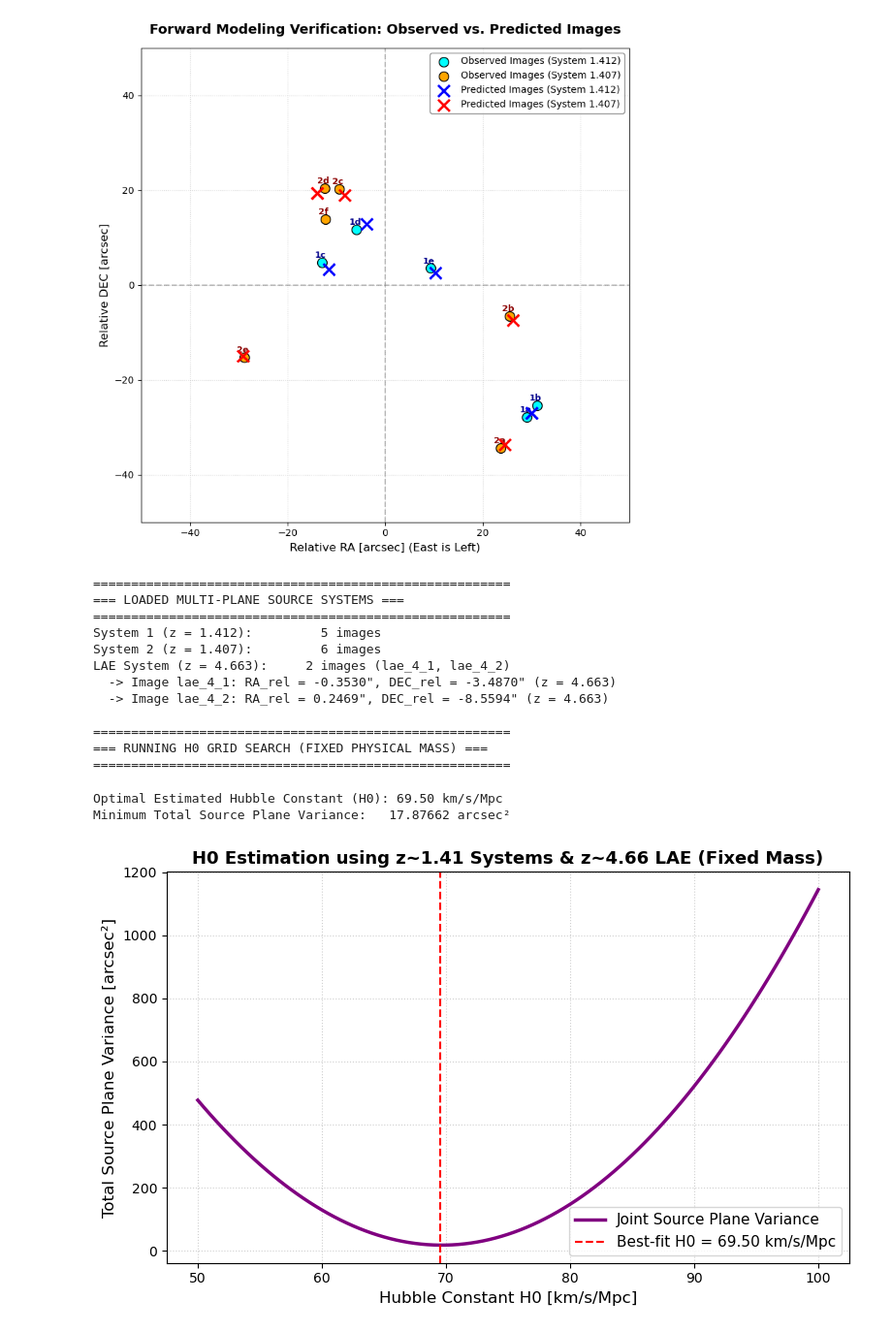
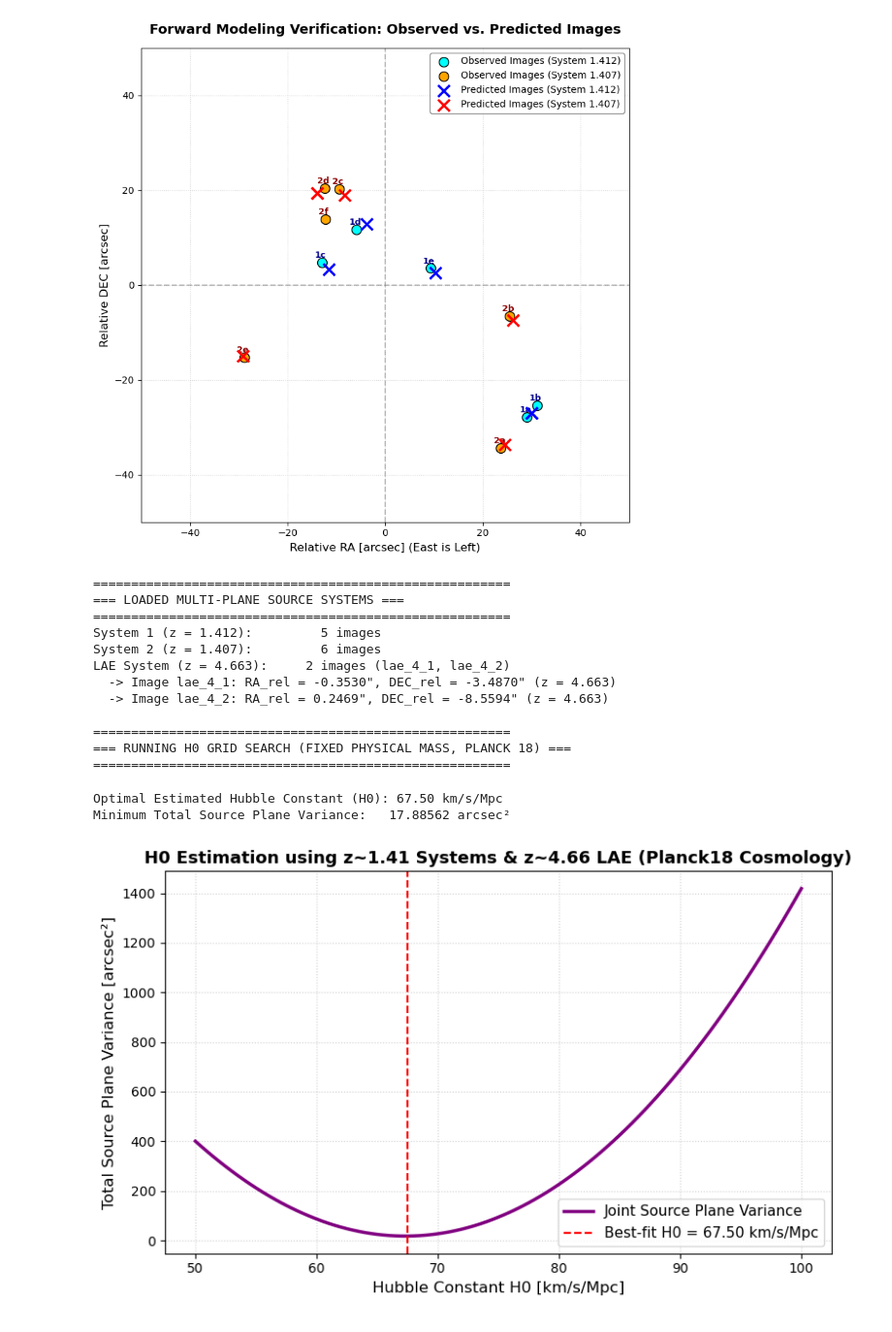
Before and after one commit to julz-tea-scl/Final-Year-Project, a Jupyter notebook: Lenstronomy Code Pipeline.ipynb, the cells around one changed output. Shown at 97% size. Cells and saved outputs as stored; diff of their text form; code cells hidden in the pictures.

Commit message:
fixed cosmology

```diff
--- a/Lenstronomy Code Pipeline.ipynb
+++ b/Lenstronomy Code Pipeline.ipynb
@@ -452,6 +452,7 @@ Average System 2 Position Offset: 1.96630 arcsec
 # %%
 # ===========================================================================
 # HUBBLE CONSTANT (H0) ESTIMATION WITH FIXED PHYSICAL MASS & z~4.6 LAE SYSTEM
+# Updated Cosmology: Planck18 (H0_fid = 67.66 km/s/Mpc, Om0 = 0.30966, Ob0 = 0.04897)
 # ===========================================================================
 import os
 import numpy as np
@@ -480,11 +481,11 @@ for i, row in lae_df.iterrows():
 # ---------------------------------------------------------------------------
 # 2. HELPER TO SCALE ANGULAR DEFLECTIONS (PRESERVING PHYSICAL MASS M_sun)
 # ---------------------------------------------------------------------------
-def get_scaled_kwargs_lens(opt_params, h0_candidate, h0_fiducial=70.0):
+def get_scaled_kwargs_lens(opt_params, h0_candidate, h0_fiducial=67.66):
     """
-    Scales the optimal angular parameters (alpha_Rs, k_eff) proportionally
-    with H0 so that the underlying physical mass (M_sun) derived from
-    lenstronomy_code.docx remains strictly fixed across cosmological models.
+    Scales optimal angular parameters (alpha_Rs, k_eff) proportionally with H0
+    so that the physical mass (M_sun) derived at H0_fiducial = 67.66 km/s/Mpc
+    remains strictly fixed across cosmological models.
     """
     scale_factor = h0_candidate / h0_fiducial
     kwargs_base = get_kwargs_lens(opt_params)
@@ -503,14 +504,15 @@ def get_scaled_kwargs_lens(opt_params, h0_candidate, h0_fiducial=70.0):
 # ---------------------------------------------------------------------------
 # 3. OBJECTIVE FUNCTION FOR MULTI-PLANE SOURCE VARIANCE
 # ---------------------------------------------------------------------------
-def compute_joint_source_spread_fixed_mass(h0_candidate, opt_params, h0_fiducial=70.0):
+def compute_joint_source_spread_fixed_mass(h0_candidate, opt_params, h0_fiducial=67.66):
     """
-    Computes source plane coordinate variance across 3 independent lensed systems:
+    Computes total source plane coordinate variance across 3 independent lensed systems:
     1. System 1 (z = 1.412)
     2. System 2 (z = 1.407)
     3. LAE System (z = 4.663)
+    using Planck 18 cosmological densities (Om0=0.30966, Ob0=0.04897).
     """
-    trial_cosmo = FlatLambdaCDM(H0=h0_candidate, Om0=0.3, Ob0=0.05)
+    trial_cosmo = FlatLambdaCDM(H0=h0_candidate, Om0=0.30966, Ob0=0.04897)
     kwargs_lens_scaled = get_scaled_kwargs_lens(opt_params, h0_candidate, h0_fiducial)
 
     # Instantiate LensModels for all 3 source plane redshifts
@@ -533,49 +535,49 @@ def compute_joint_source_spread_fixed_mass(h0_candidate, opt_params, h0_fiducial
 # ---------------------------------------------------------------------------
 # 4. H0 GRID SEARCH (50 TO 100 km/s/Mpc)
 # ---------------------------------------------------------------------------
-print("\n" + "="*55 + "\n=== RUNNING H0 GRID SEARCH (FIXED PHYSICAL MASS) ===" + "\n" + "="*55)
+print("\n" + "="*55 + "\n=== RUNNING H0 GRID SEARCH (FIXED PHYSICAL MASS, PLANCK 18) ===" + "\n" + "="*55)
 
 h0_grid = np.linspace(50.0, 100.0, 101)
 joint_spreads = []
 
 for h0_test in h0_grid:
-    score = compute_joint_source_spread_fixed_mass(h0_test, res_opt.x, h0_fiducial=70.0)
+    score = compute_joint_source_spread_fixed_mass(h0_test, res_opt.x, h0_fiducial=67.66)
     joint_spreads.append(score)
 
 joint_spreads = np.array(joint_spreads)
 best_h0 = h0_grid[np.argmin(joint_spreads)]
 
 print(f"Optimal Estimated Hubble Constant (H0): {best_h0:.2f} km/s/Mpc")
 print(f"Minimum Total Source Plane Variance:   {np.min(joint_spreads):.5f} arcsec²")
 
 # Plot H0 Variance Curve
 plt.figure(figsize=(8, 5))
 plt.plot(h0_grid, joint_spreads, color='purple', linewidth=2.5, label='Joint Source Plane Variance')
 plt.axvline(best_h0, color='red', linestyle='--', label=f'Best-fit H0 = {best_h0:.2f} km/s/Mpc')
 plt.xlabel('Hubble Constant H0 [km/s/Mpc]', fontsize=12)
 plt.ylabel('Total Source Plane Variance [arcsec²]', fontsize=12)
-plt.title('H0 Estimation using z~1.41 Systems & z~4.66 LAE (Fixed Mass)', fontsize=13, fontweight='bold')
+plt.title('H0 Estimation using z~1.41 Systems & z~4.66 LAE (Planck18 Cosmology)', fontsize=13, fontweight='bold')
 plt.grid(True, linestyle=':', alpha=0.6)
 plt.legend(fontsize=11)
 plt.tight_layout()
 plt.savefig('h0_estimation_z46.png', dpi=300)
 plt.show()
 # %% [output]
 =======================================================
 === LOADED MULTI-PLANE SOURCE SYSTEMS ===
 =======================================================
 System 1 (z = 1.412):         5 images
 System 2 (z = 1.407):         6 images
 LAE System (z = 4.663):     2 images (lae_4_1, lae_4_2)
   -> Image lae_4_1: RA_rel = -0.3530", DEC_rel = -3.4870" (z = 4.663)
   -> Image lae_4_2: RA_rel = 0.2469", DEC_rel = -8.5594" (z = 4.663)
 
 =======================================================
-=== RUNNING H0 GRID SEARCH (FIXED PHYSICAL MASS) ===
+=== RUNNING H0 GRID SEARCH (FIXED PHYSICAL MASS, PLANCK 18) ===
 =======================================================
-Optimal Estimated Hubble Constant (H0): 69.50 km/s/Mpc
-Minimum Total Source Plane Variance:   17.87662 arcsec²
+Optimal Estimated Hubble Constant (H0): 67.50 km/s/Mpc
+Minimum Total Source Plane Variance:   17.88562 arcsec²
-[figure, old version]
+[figure, new version]
 # %%
 # ---------------------------------------------------------------------------
 # 5. DIAGNOSTIC GRAPH 1: 2x3 SUBPLOT GRID (H0 = 50, 60, 70, 80, 90, 100)
```
Also changed, not shown: parts of 1 cell of this notebook, 54 other files.
